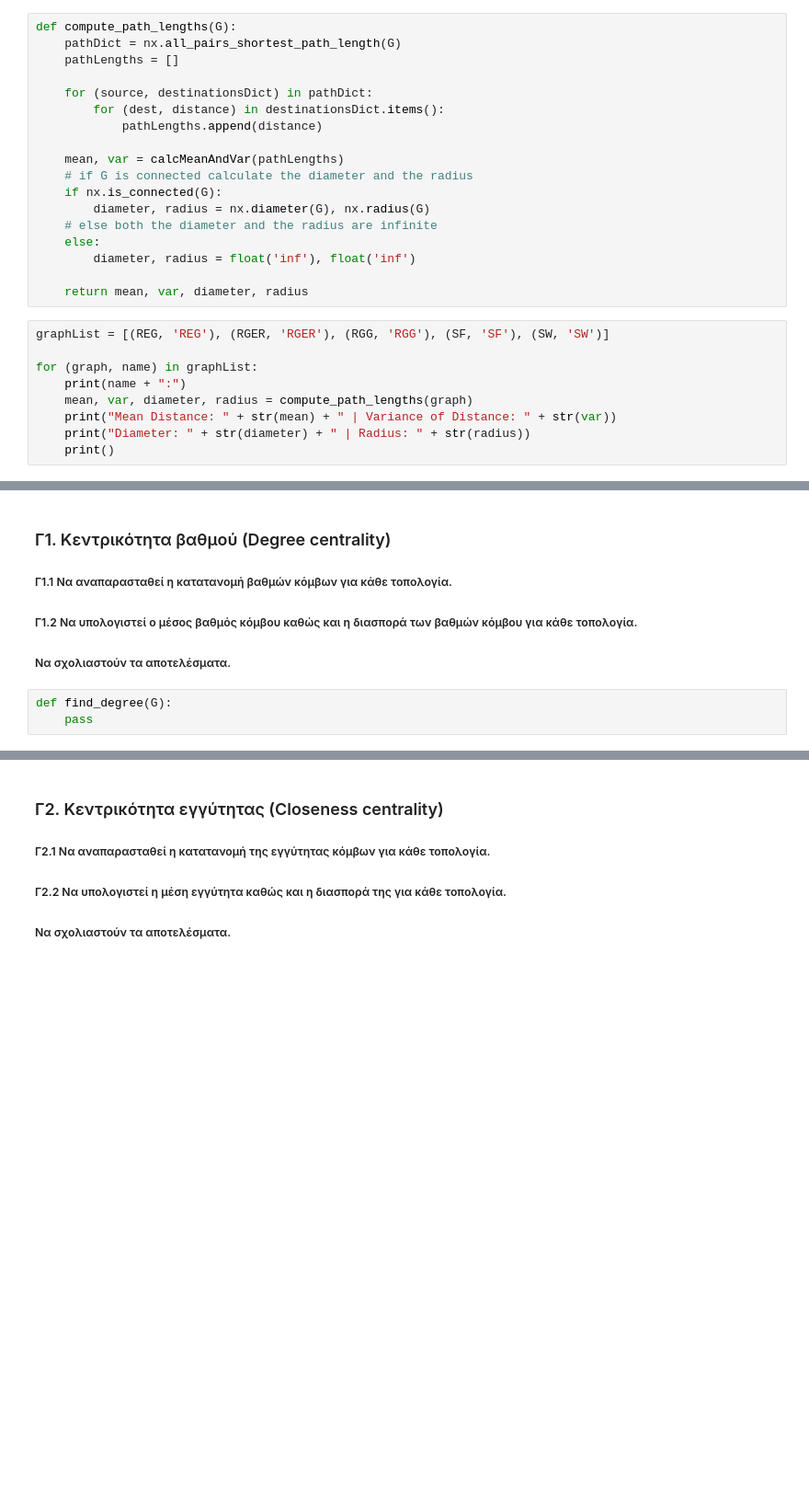
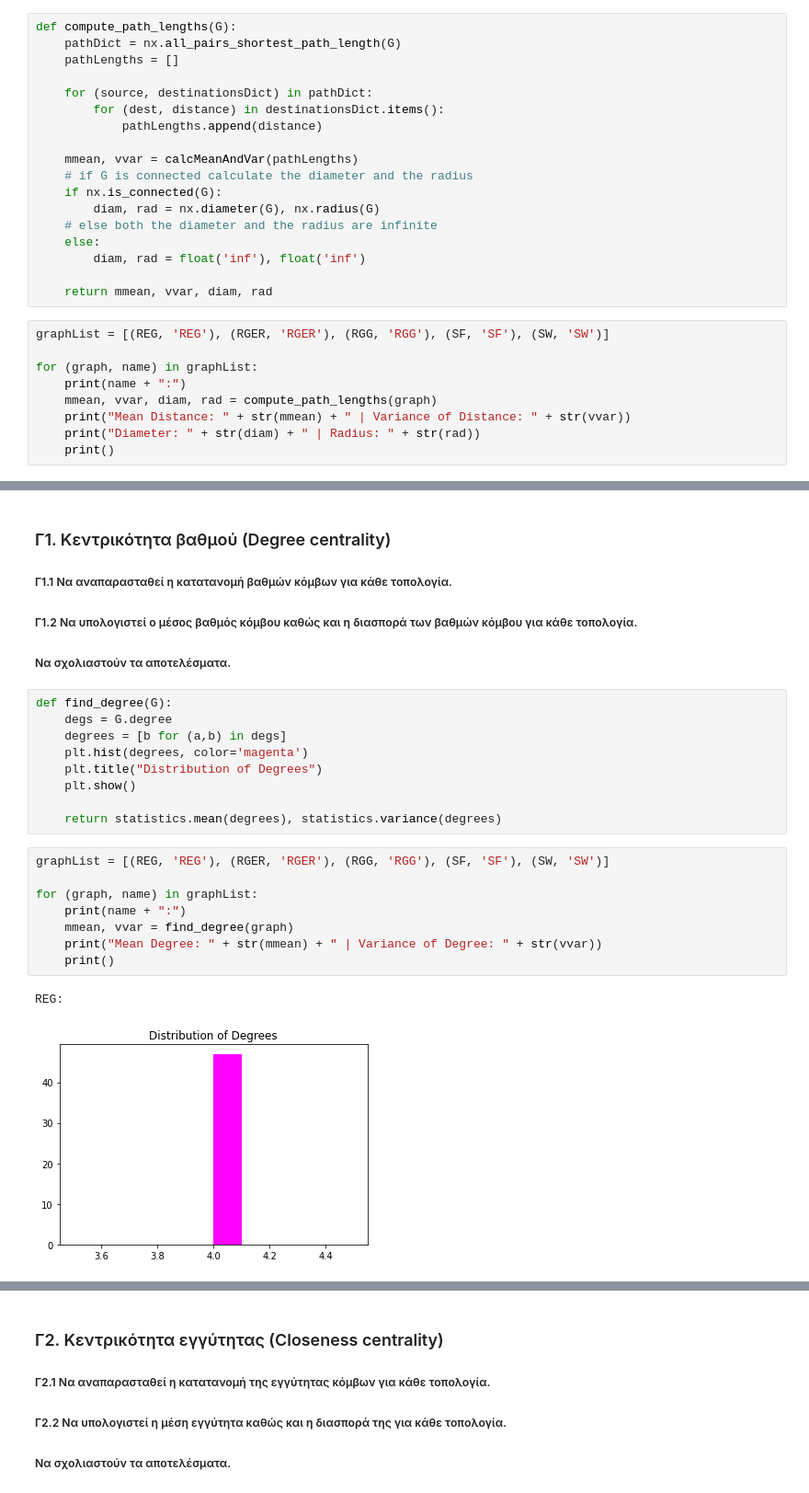
Before and after one commit to chrispapa2000/socialNetworksLab, a Jupyter notebook: ex1/lab1_student_version.ipynb, the cells around one changed output, grey strips where cells are left out. Shown: that part at 92% size. Drawn from its saved outputs; the diff is of its cells as text; blank space fills up the shorter version.

```diff
--- a/ex1/lab1_student_version.ipynb
+++ b/ex1/lab1_student_version.ipynb
@@ -377,23 +426,23 @@ def compute_path_lengths(G):
         for (dest, distance) in destinationsDict.items():
             pathLengths.append(distance)
 
-    mean, var = calcMeanAndVar(pathLengths)
+    mmean, vvar = calcMeanAndVar(pathLengths)
     # if G is connected calculate the diameter and the radius
     if nx.is_connected(G):
-        diameter, radius = nx.diameter(G), nx.radius(G)
+        diam, rad = nx.diameter(G), nx.radius(G)
     # else both the diameter and the radius are infinite
     else:
-        diameter, radius = float('inf'), float('inf')
+        diam, rad = float('inf'), float('inf')
 
-    return mean, var, diameter, radius
+    return mmean, vvar, diam, rad
 # %%
 graphList = [(REG, 'REG'), (RGER, 'RGER'), (RGG, 'RGG'), (SF, 'SF'), (SW, 'SW')]
 
 for (graph, name) in graphList:
     print(name + ":")
-    mean, var, diameter, radius = compute_path_lengths(graph)
-    print("Mean Distance: " + str(mean) + " | Variance of Distance: " + str(var))
-    print("Diameter: " + str(diameter) + " | Radius: " + str(radius))
+    mmean, vvar, diam, rad = compute_path_lengths(graph)
+    print("Mean Distance: " + str(mmean) + " | Variance of Distance: " + str(vvar))
+    print("Diameter: " + str(diam) + " | Radius: " + str(rad))
     print()
 # %% [output]
 REG:
@@ -533,6 +602,23 @@ for (graph, name) in graphList:
 ##### Γ1.1 Να αναπαρασταθεί η κατατανομή βαθμών κόμβων για κάθε τοπολογία.
 ##### Γ1.2 Να υπολογιστεί ο μέσος βαθμός κόμβου καθώς και η διασπορά των βαθμών κόμβου για κάθε τοπολογία.
 ##### Να σχολιαστούν τα αποτελέσματα.
-# %%
-def find_degree(G):
-    pass
+# %%
+def find_degree(G):
+    degs = G.degree
+    degrees = [b for (a,b) in degs]
+    plt.hist(degrees, color='magenta')
+    plt.title("Distribution of Degrees")
+    plt.show()
+
+    return statistics.mean(degrees), statistics.variance(degrees)
+# %%
+graphList = [(REG, 'REG'), (RGER, 'RGER'), (RGG, 'RGG'), (SF, 'SF'), (SW, 'SW')]
+
+for (graph, name) in graphList:
+    print(name + ":")
+    mmean, vvar = find_degree(graph)
+    print("Mean Degree: " + str(mmean) + " | Variance of Degree: " + str(vvar))
+    print()
+# %% [output]
+REG:
+[figure, added]
```
Also changed, not shown: parts of 27 cells of this notebook.
